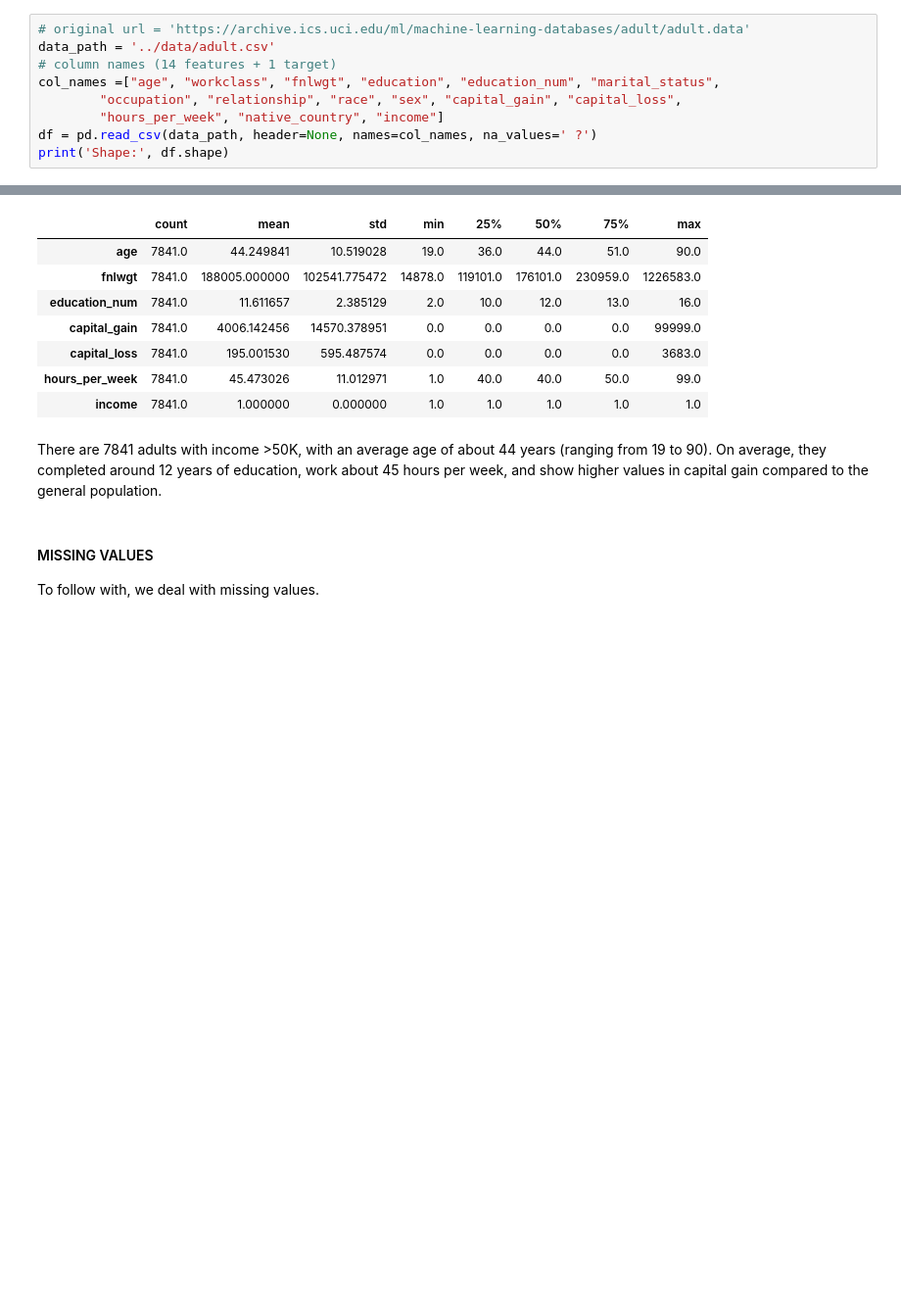
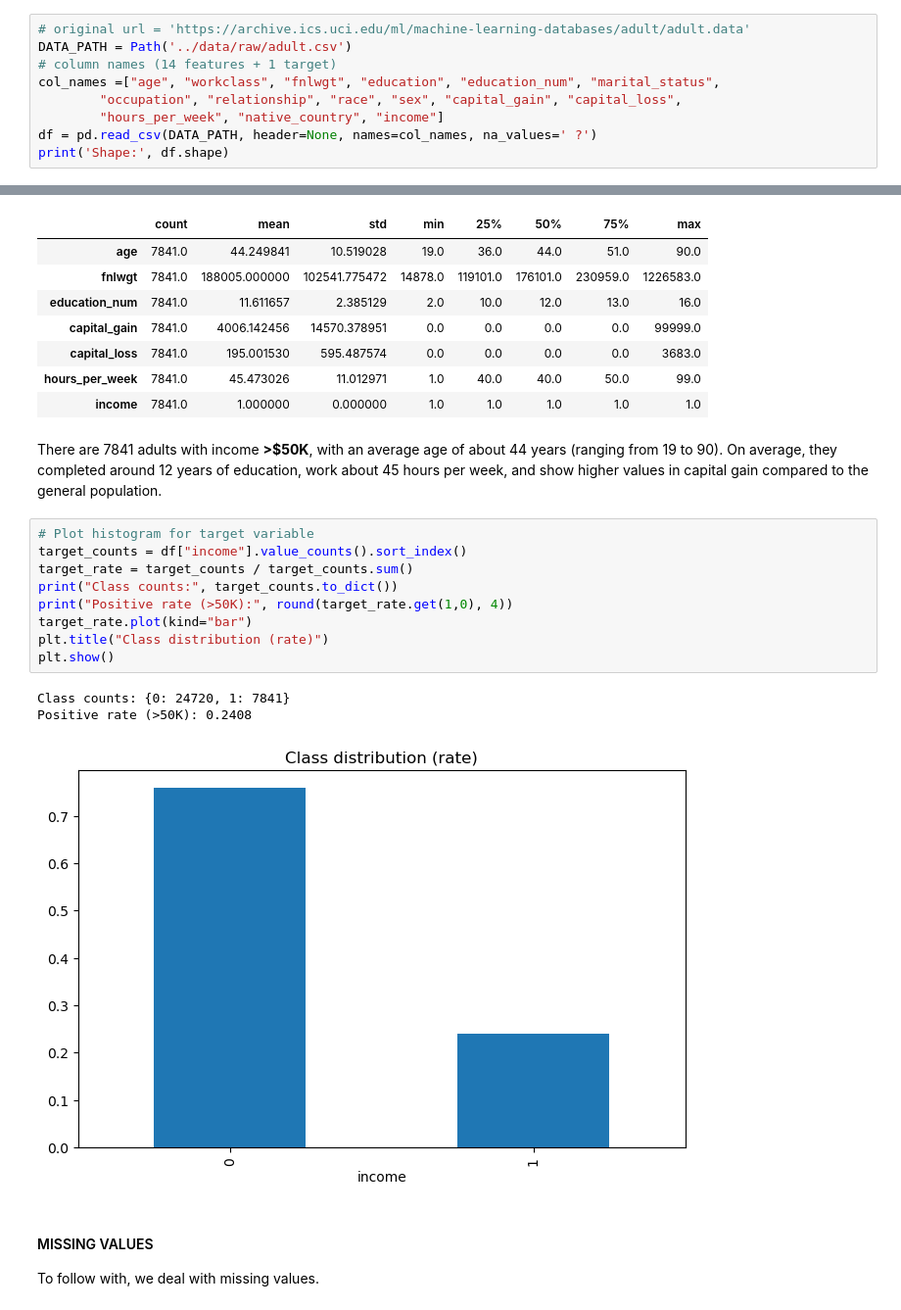
Before and after one commit to mariatecno0405-a11y/MDI-TestDataScience-1, a Jupyter notebook: notebooks/01_EDA.ipynb, the cells around one changed output, grey strips where cells are left out. Shown at 98% size. Drawn from its saved outputs; the diff is of its cells as text; blank space fills up the shorter version.

```diff
--- a/notebooks/01_EDA.ipynb
+++ b/notebooks/01_EDA.ipynb
@@ -51,11 +54,11 @@ Gathering the right data is essential to set a proper foundation for our analysi
 # %%
 # original url = 'https://archive.ics.uci.edu/ml/machine-learning-databases/adult/adult.data'
-data_path = '../data/adult.csv'
+DATA_PATH = Path('../data/raw/adult.csv')
 # column names (14 features + 1 target)
 col_names =["age", "workclass", "fnlwgt", "education", "education_num", "marital_status",
         "occupation", "relationship", "race", "sex", "capital_gain", "capital_loss",
         "hours_per_week", "native_country", "income"]
-df = pd.read_csv(data_path, header=None, names=col_names, na_values=' ?')
+df = pd.read_csv(DATA_PATH, header=None, names=col_names, na_values=' ?')
 print('Shape:', df.shape)
 # %% [output]
 Shape: (32561, 15)
@@ -181,7 +184,20 @@ df[df["income"] == 1].describe().T #statistics for adults with income >50K
 | hours_per_week | 7841.0 | 45.473026 | 11.012971 | 1.0 | 40.0 | 40.0 | 50.0 | 99.0 |
 | income | 7841.0 | 1.000000 | 0.000000 | 1.0 | 1.0 | 1.0 | 1.0 | 1.0 |
 # %% [markdown]
-There are 7841 adults with income >50K, with an average age of about 44 years (ranging from 19 to 90). On average, they completed around 12 years of education, work about 45 hours per week, and show higher values in capital gain compared to the general population.
+There are 7841 adults with income **>$50K**, with an average age of about 44 years (ranging from 19 to 90). On average, they completed around 12 years of education, work about 45 hours per week, and show higher values in capital gain compared to the general population.
+# %%
+# Plot histogram for target variable
+target_counts = df["income"].value_counts().sort_index()
+target_rate = target_counts / target_counts.sum()
+print("Class counts:", target_counts.to_dict())
+print("Positive rate (>50K):", round(target_rate.get(1,0), 4))
+target_rate.plot(kind="bar")
+plt.title("Class distribution (rate)")
+plt.show()
+# %% [output]
+Class counts: {0: 24720, 1: 7841}
+Positive rate (>50K): 0.2408
+[figure, added]
 # %% [markdown]
 #### MISSING VALUES
 To follow with, we deal with missing values.
```
Also changed, not shown: parts of 30 cells of this notebook.
